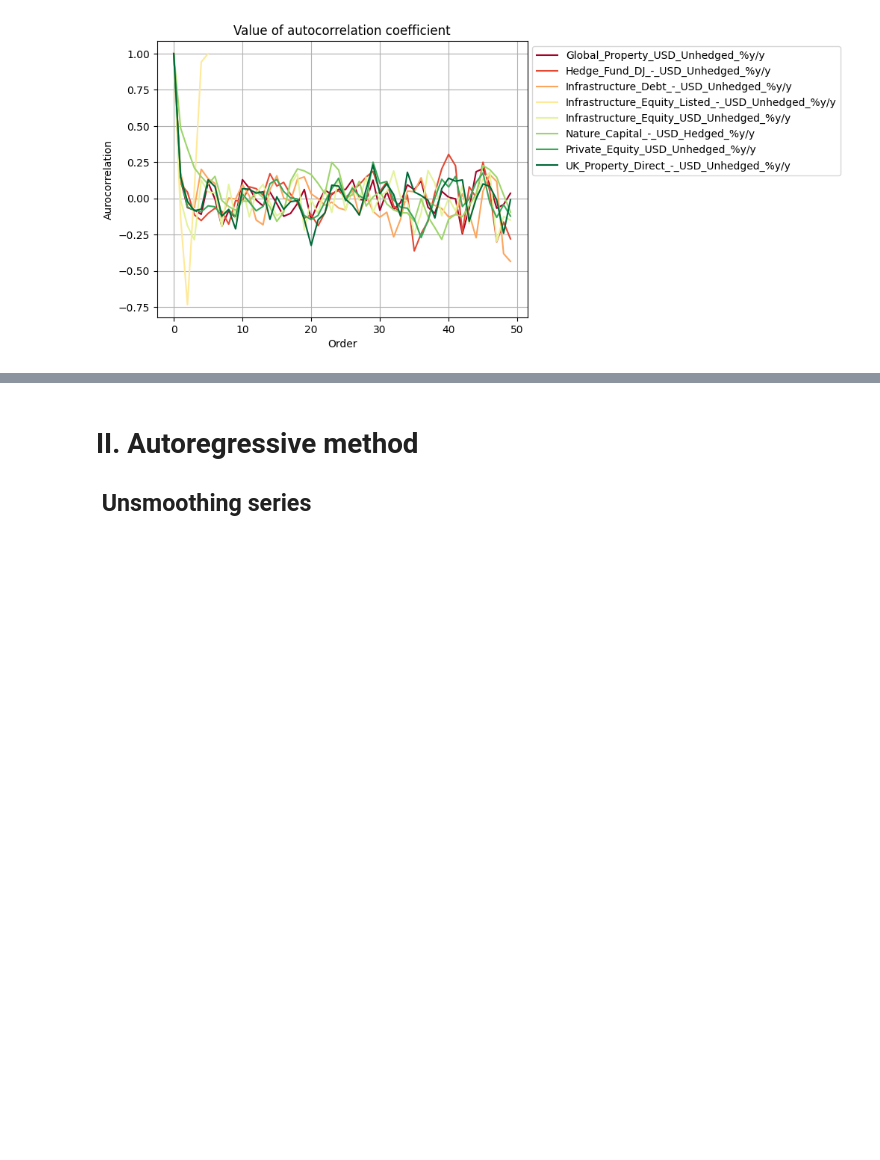
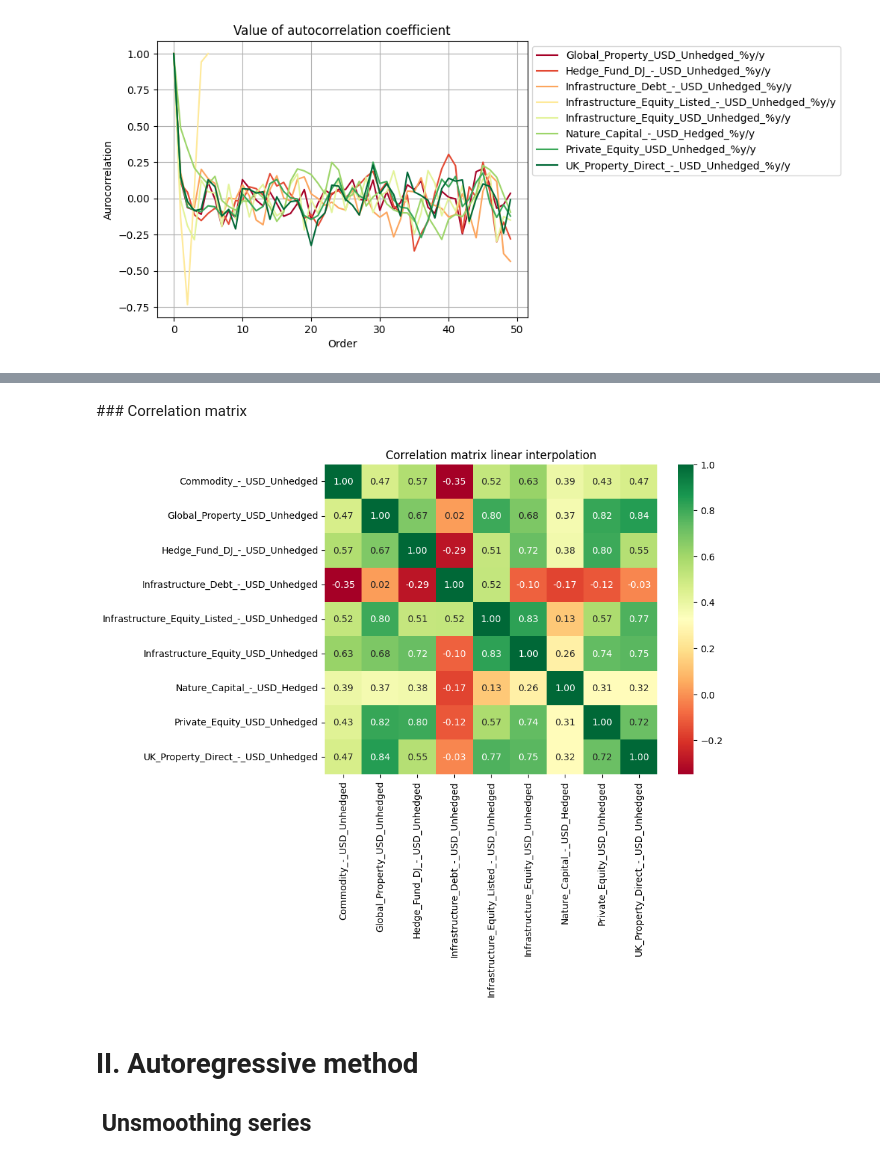
Before and after one commit to Perann/STAT_APP, a Jupyter notebook: main.ipynb, the cells around one changed output, grey strips where cells are left out. Drawn from its saved outputs; the diff is of its cells as text; code cells hidden in the pictures; blank space fills up the shorter version.

```diff
--- a/main.ipynb
+++ b/main.ipynb
@@ -97,3 +131,13 @@ serial_correlation = pd.DataFrame({name:  [alternative_data[name].dropna().autoc
+# %% [markdown]
+### Correlation matrix
+# %%
+plt.figure(figsize=(8, 6))
+corr_matrix  = linear_interpolation.corr()
+sns.heatmap(corr_matrix, annot=True, cmap='RdYlGn', fmt=".2f")
+plt.title('Correlation matrix linear interpolation')
+plt.show()
+# %% [output]
+[figure, added]
 # %% [markdown]
 # **II. Autoregressive method**
 ##  Unsmoothing series
```
Also changed, not shown: parts of 7 cells of this notebook.
